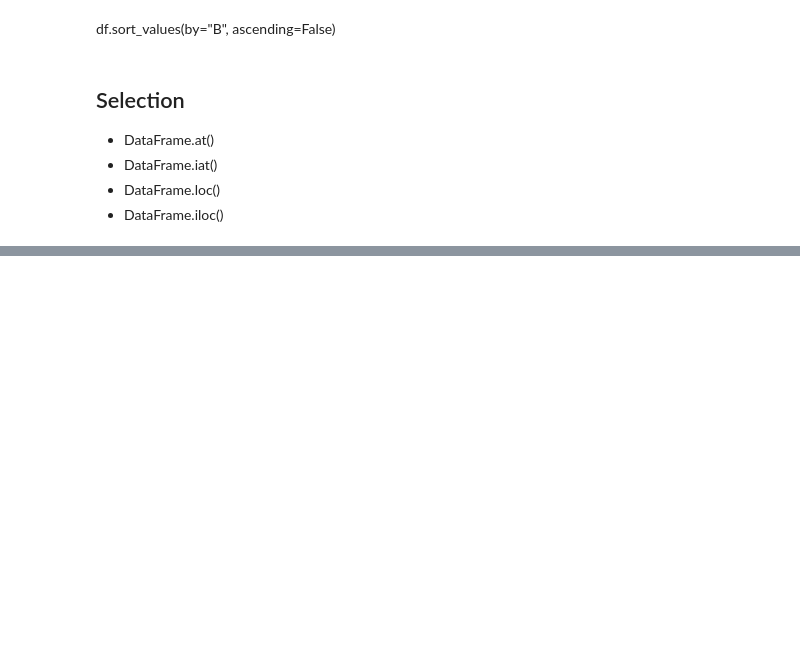
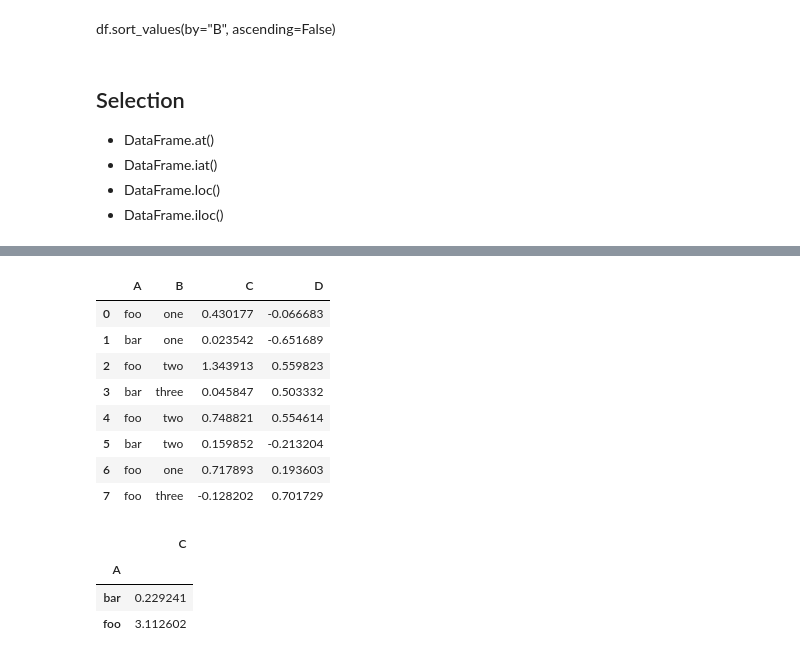
Before and after one commit to JeerasakAnanta/learning, a Jupyter notebook: pandas/pandas.ipynb, the cells around one changed output, grey strips where cells are left out. Drawn from its saved outputs; the diff is of its cells as text; code cells hidden in the pictures; blank space fills up the shorter version.

```diff
--- a/pandas/pandas.ipynb
+++ b/pandas/pandas.ipynb
@@ -154,0 +569,27 @@ df.sort_values(by="B", ascending=False)
+# %%
+df = pd.DataFrame(
+    {
+        "A": ["foo", "bar", "foo", "bar", "foo", "bar", "foo", "foo"],
+        "B": ["one", "one", "two", "three", "two", "two", "one", "three"],
+        "C": np.random.randn(8),
+        "D": np.random.randn(8),
+    }
+)
+df
+# %% [output]
+|  | A | B | C | D |
+| 0 | foo | one | 0.430177 | -0.066683 |
+| 1 | bar | one | 0.023542 | -0.651689 |
+| 2 | foo | two | 1.343913 | 0.559823 |
+| 3 | bar | three | 0.045847 | 0.503332 |
+| 4 | foo | two | 0.748821 | 0.554614 |
+| 5 | bar | two | 0.159852 | -0.213204 |
+| 6 | foo | one | 0.717893 | 0.193603 |
+| 7 | foo | three | -0.128202 | 0.701729 |
+# %%
+df.groupby("A")[["C"]].sum()
+# %% [output]
+|  | C |
+| A |  |
+| bar | 0.229241 |
+| foo | 3.112602 |
```
Also changed, not shown: parts of 59 cells of this notebook.
